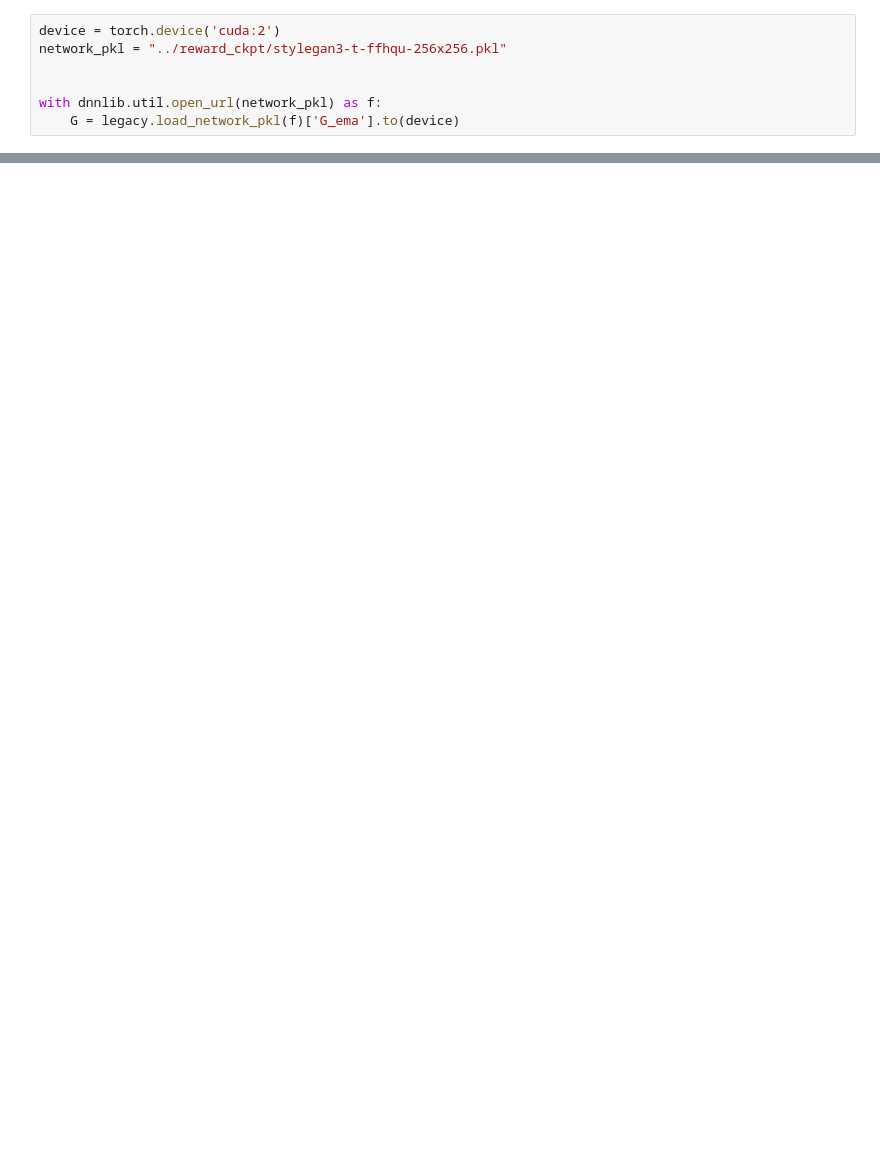
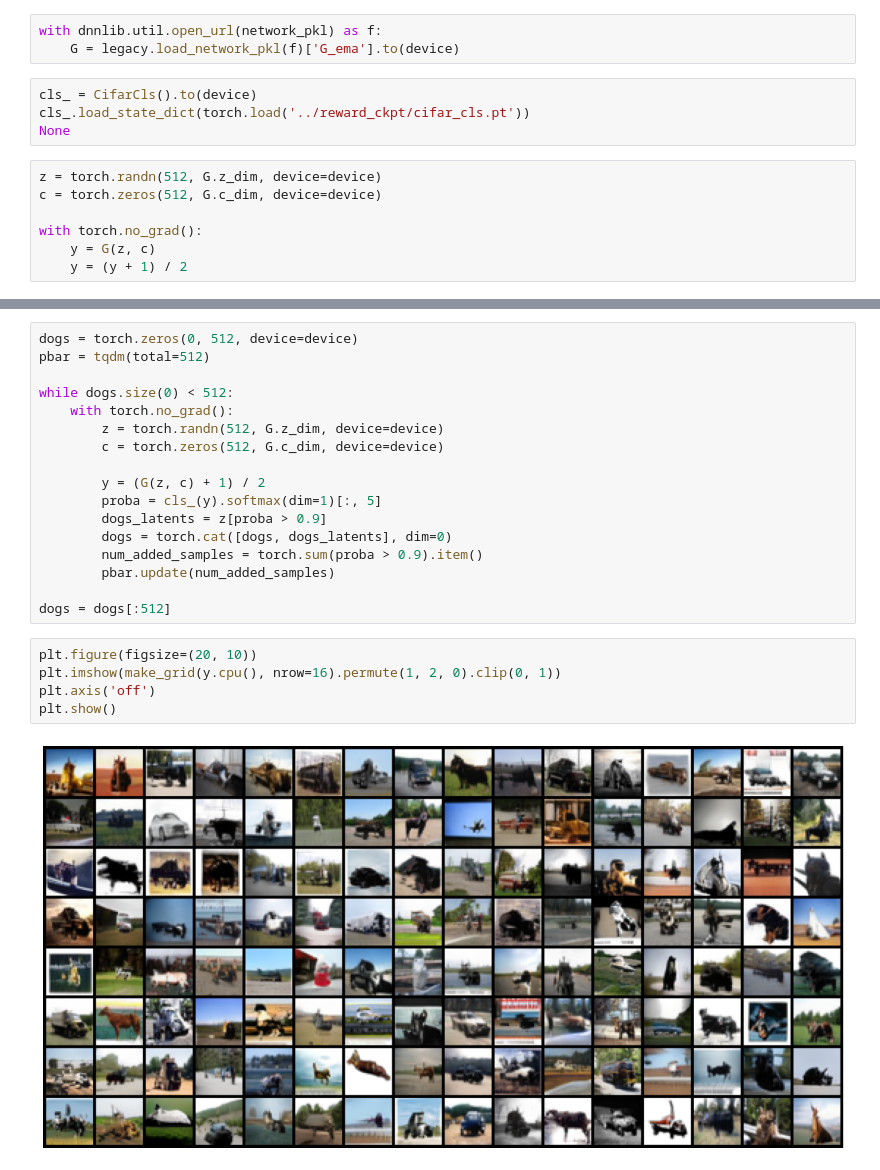
Before and after one commit to mmacosha/d2e-stochastic-dynamics, a Jupyter notebook: notebooks/stylegan3.ipynb, the cells around one changed output, grey strips where cells are left out. Cells and saved outputs as stored; diff of their text form; blank space fills up the shorter version.

```diff
--- a/notebooks/stylegan3.ipynb
+++ b/notebooks/stylegan3.ipynb
@@ -17,7 +18,14 @@ ModuleNotFoundError: No module named 'torchvision'
 # %%
-device = torch.device('cuda:2')
-network_pkl = "../reward_ckpt/stylegan3-t-ffhqu-256x256.pkl"
-
-
 with dnnlib.util.open_url(network_pkl) as f:
     G = legacy.load_network_pkl(f)['G_ema'].to(device)
+# %%
+cls_ = CifarCls().to(device)
+cls_.load_state_dict(torch.load('../reward_ckpt/cifar_cls.pt'))
+None
+# %%
+z = torch.randn(512, G.z_dim, device=device)
+c = torch.zeros(512, G.c_dim, device=device)
+
+with torch.no_grad():
+    y = G(z, c)
+    y = (y + 1) / 2
@@ -23,0 +41,24 @@ with dnnlib.util.open_url(network_pkl) as f:
+# %%
+dogs = torch.zeros(0, 512, device=device)
+pbar = tqdm(total=512)
+
+while dogs.size(0) < 512:
+    with torch.no_grad():
+        z = torch.randn(512, G.z_dim, device=device)
+        c = torch.zeros(512, G.c_dim, device=device)
+
+        y = (G(z, c) + 1) / 2
+        proba = cls_(y).softmax(dim=1)[:, 5]
+        dogs_latents = z[proba > 0.9]
+        dogs = torch.cat([dogs, dogs_latents], dim=0)
+        num_added_samples = torch.sum(proba > 0.9).item()
+        pbar.update(num_added_samples)
+
+dogs = dogs[:512]
+# %%
+plt.figure(figsize=(20, 10))
+plt.imshow(make_grid(y.cpu(), nrow=16).permute(1, 2, 0).clip(0, 1))
+plt.axis('off')
+plt.show()
+# %% [output]
+[figure, added]
```
Also changed, not shown: parts of 8 cells of this notebook, 2 other files.
